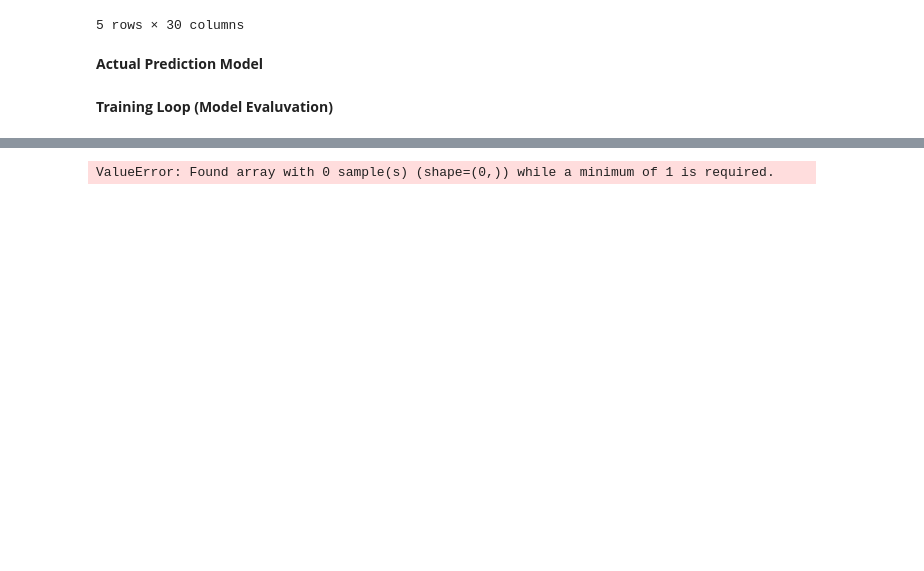
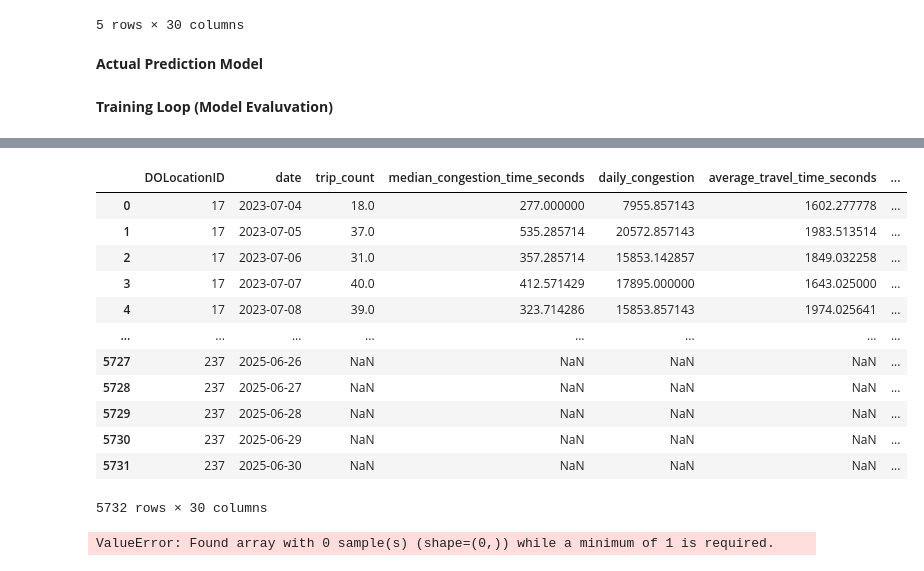
Before and after one commit to cookie-monsta23/MAST30034-Assignment-1, a Jupyter notebook: notebooks/Assignment_1.ipynb, the cells around one changed output, grey strips where cells are left out. Saved outputs shown, nothing was run; the diff lists cells and outputs as text; code cells hidden in the pictures; blank space fills up the shorter version.

```diff
--- a/notebooks/Assignment_1.ipynb
+++ b/notebooks/Assignment_1.ipynb
@@ -971,4 +969,34 @@ y_train = full_data[train_mask][y_columns]               # targets only
 
 X_val = full_data[~train_mask].drop(columns=y_columns)
 y_val = full_data[~train_mask][y_columns]
+# %%
+future_dates = pd.date_range(start="2025-02-01", end="2025-06-30")
+future_index = pd.MultiIndex.from_product([future_dates, unique_ids], names=["date", "DOLocationID"])
+
+# convert MultiIndex to a DataFrame
+future_df = future_index.to_frame(index=False)
+
+# add a placeholder column for your target
+future_df["median_congestion_time_seconds"] = None
+
+# sort based on LocationID and date so that rolling can respect the order of rows(each date) within each group
+future_df = future_df.sort_values(["DOLocationID", "date"]).reset_index(drop=True)
+# %%
+df_full = pd.concat([full_data[train_mask], future_df], ignore_index=True)
+df_full = df_full.sort_values(["DOLocationID", "date"]).reset_index(drop=True)
+df_full
+# %% [output]
+|  | DOLocationID | date | trip_count | median_congestion_time_seconds | daily_congestion | average_travel_time_seconds | ... |
+| 0 | 17 | 2023-07-04 | 18.0 | 277.000000 | 7955.857143 | 1602.277778 | ... |
+| 1 | 17 | 2023-07-05 | 37.0 | 535.285714 | 20572.857143 | 1983.513514 | ... |
+| 2 | 17 | 2023-07-06 | 31.0 | 357.285714 | 15853.142857 | 1849.032258 | ... |
+| 3 | 17 | 2023-07-07 | 40.0 | 412.571429 | 17895.000000 | 1643.025000 | ... |
+| 4 | 17 | 2023-07-08 | 39.0 | 323.714286 | 15853.857143 | 1974.025641 | ... |
+| ... | ... | ... | ... | ... | ... | ... | ... |
+| 5727 | 237 | 2025-06-26 | NaN | NaN | NaN | NaN | ... |
+| 5728 | 237 | 2025-06-27 | NaN | NaN | NaN | NaN | ... |
+| 5729 | 237 | 2025-06-28 | NaN | NaN | NaN | NaN | ... |
+| 5730 | 237 | 2025-06-29 | NaN | NaN | NaN | NaN | ... |
+| 5731 | 237 | 2025-06-30 | NaN | NaN | NaN | NaN | ... |
+5732 rows × 30 columns
 # %%
```
Also changed, not shown: parts of 2 cells of this notebook.
